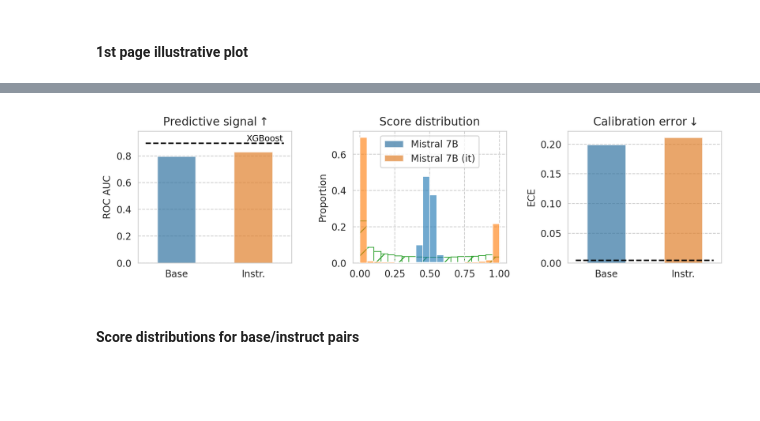
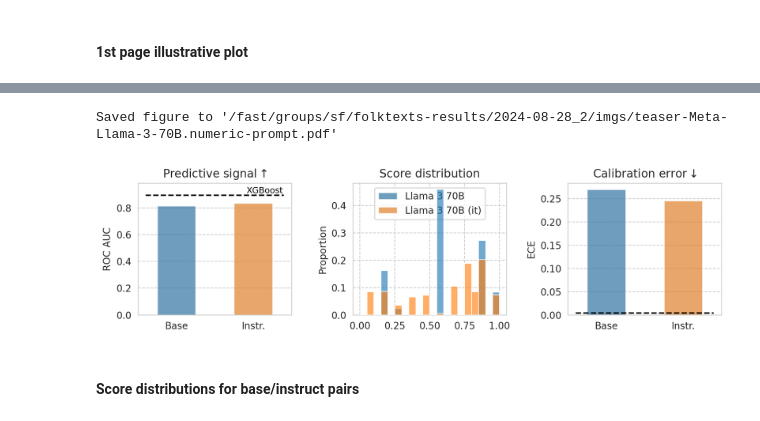
Before and after one commit to socialfoundations/folktexts, a Jupyter notebook: notebooks/paper-plots-and-tables.ipynb, the cells around one changed output, grey strips where cells are left out. Cells and saved outputs as stored; diff of their text form; code cells hidden in the pictures; blank space fills up the shorter version.

```diff
--- a/notebooks/paper-plots-and-tables.ipynb
+++ b/notebooks/paper-plots-and-tables.ipynb
@@ -421,3 +416,8 @@ XGBoost & - & 0.00 & 0.14 & 0.84 & 0.80 & - & - \\
+# %%
+all_results_df = all_results_df[
+    (all_results_df[numeric_prompt_col] == NUMERIC_PROMPTING)
+    | (all_results_df[numeric_prompt_col].isna())
+]
 # %%
 from matplotlib import pyplot as plt
 import seaborn as sns
@@ -444,7 +444,10 @@ IMGS_DIR = ACS_AGG_RESULTS_PATH.parent / "imgs"
 IMGS_DIR.mkdir(exist_ok=True)
 
 def save_fig(fig, name):
-    fig.savefig((IMGS_DIR / name).with_suffix(".pdf"), bbox_inches="tight")
+    num_or_multiple_choice = "numeric-prompt" if NUMERIC_PROMPTING else "multiple-choice-prompt"
+    save_path = (IMGS_DIR / name).with_suffix(f".{num_or_multiple_choice}.pdf")
+    fig.savefig(save_path, bbox_inches="tight")
+    print(f"Saved figure to '{save_path.as_posix()}'")
 # %% [markdown]
 Load scores distributions for each model (and with varying degrees of information).
 # %%
@@ -465,11 +468,9 @@ scores_df_map = {
 # %%
 example_task = "ACSIncome"
 
-example_model = "Mistral-7B-v0.1"
-# example_model = "Meta-Llama-3-70B"
-# example_model = "penai/gpt-4o-mini"
+# example_model = "Mistral-7B-v0.1"
+example_model = "Meta-Llama-3-70B"
 
-example_uses_num_prompt = False
 baseline_model = "XGBoost"
 # %%
 # Data for baseline model
@@ -479,7 +480,7 @@ baseline_row = all_results_df[(all_results_df["name"] == baseline_model) & (all_
 example_df = all_results_df[
     (all_results_df[task_col] == example_task)
     & (all_results_df["base_name"] == example_model)
-    & (all_results_df[numeric_prompt_col] == example_uses_num_prompt)
+    & (all_results_df[numeric_prompt_col] == NUMERIC_PROMPTING)
 ]
 
 # Sort examples_df to have (base, instruct) ordering
@@ -545,19 +546,19 @@ for id_ in example_df.index.tolist():
         ax=ax2,
     )
 
-# Draw baseline score distribution
-sns.histplot(
-    scores_df_map[baseline_row.name]["risk_score"],
-    alpha=1,
-    bins=bins,
-    stat="proportion",
-    fill=False,
-    color=palette[2],
-    edgecolor=palette[2],
-    hatch="/",
-    zorder=-1,
-    ax=ax2,
-)
+# # Draw baseline score distribution
+# sns.histplot(
+#     scores_df_map[baseline_row.name]["risk_score"],
+#     alpha=1,
+#     bins=bins,
+#     stat="proportion",
+#     fill=False,
+#     color=palette[2],
+#     edgecolor=palette[2],
+#     hatch="/",
+#     zorder=-1,
+#     ax=ax2,
+# )
 
 ax2.set_xlabel(None)
 ax2.set_title("Score distribution")
@@ -566,34 +567,35 @@ ax2.set_title("Score distribution")
 # Calibration error
 ###
 sns.barplot(
     data=example_df,
     x="is_inst",
     y="ece",
     hue="name",
     alpha=ALPHA,
     width=0.5,
     ax=ax3,
 )
 
 # Add horizontal line and label
 ax3.axhline(y=baseline_row["ece"], label=baseline_model, ls="--", color="black", xmin=0.05, xmax=0.95)
 
 ax3.set_ylabel("ECE")
 ax3.set_xlabel(None)
 ax3.set_xticklabels(["Base", "Instr."])
 ax3.set_title("Calibration error" + "$\downarrow$")
 # ax3.legend(
 #     loc="center left",
 #     bbox_to_anchor=(1.05, 0.5),
 # )
 
 hs, ls = ax3.get_legend_handles_labels()
 ax3.legend().remove()
 ax2.legend(handles=hs[:2], labels=ls[:2], loc="upper center")
 
 save_fig(fig, f"teaser-{example_model}")
 # %% [output]
+Saved figure to '/fast/groups/sf/folktexts-results/2024-08-28_2/imgs/teaser-Meta-Llama-3-70B.numeric-prompt.pdf'
-[figure, old version]
+[figure, new version]
 # %% [markdown]
 #### Score distributions for base/instruct pairs
 # %%
```
Also changed, not shown: parts of 29 cells of this notebook, 3 other files.
